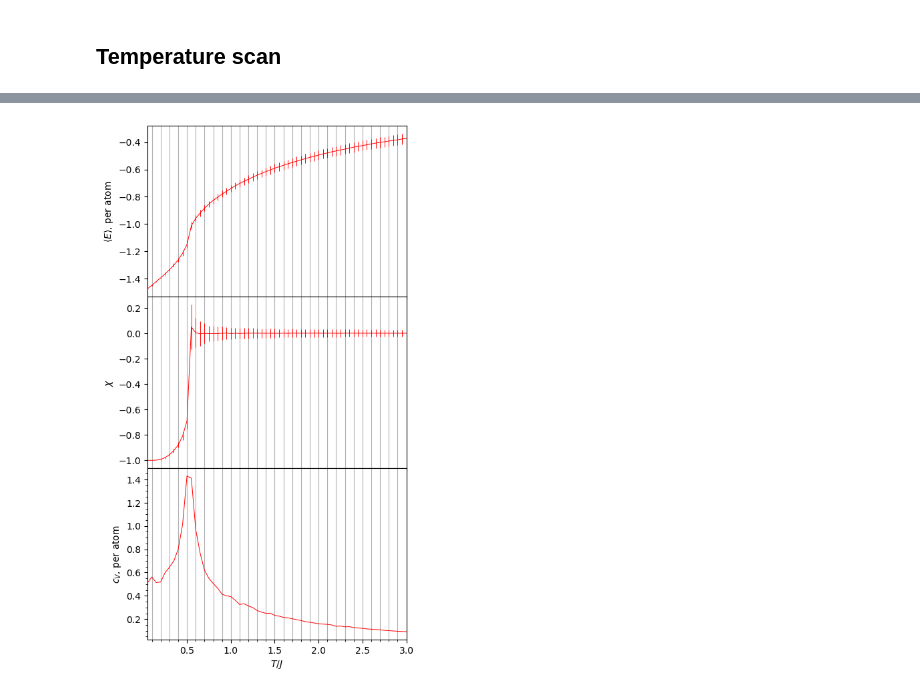
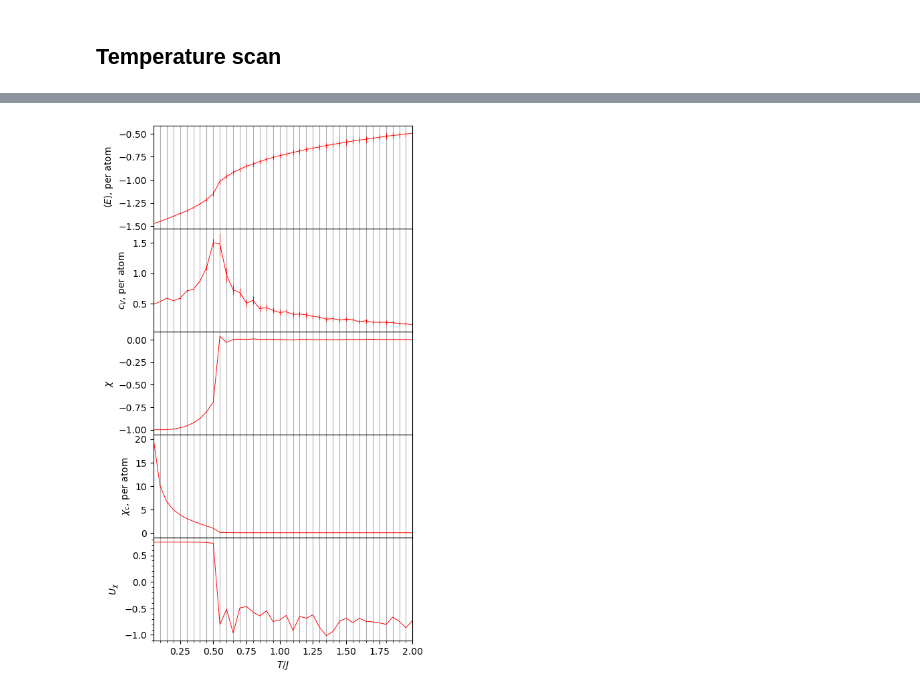
Before and after one commit to krivenko/MX2RKKY.jl, a Jupyter notebook: notebooks/Heisenberg.ipynb, the cells around one changed output, grey strips where cells are left out. Cells and saved outputs as stored; diff of their text form; code cells hidden in the pictures.

```diff
--- a/notebooks/Heisenberg.ipynb
+++ b/notebooks/Heisenberg.ipynb
@@ -242,14 +304,15 @@ Vperp = 0.0
 λ = 0.1
 
 # Temperature range
-T_range = 0.05:0.05:3.0
+T_range = 0.05:0.05:2.0
 
-n_cycles = 200000
+n_cycles = 50000 #200000
 n_warmup_cycles = 0
 cycle_length = 50
 
 E = zeros(n_cycles, length(T_range))
 χ = zeros(n_cycles, length(T_range))
+χ_at_q_min = zeros(ComplexF64, n_cycles, length(T_range))
 
 rng = MersenneTwister(123456)
 conf = Configuration(L1, L2, -1)
@@ -262,11 +325,13 @@ for (n, T) in enumerate(T_range)
 
     E[:, n] = sim.measurements.energy
     χ[:, n] = sim.measurements.chirality
+    χ_at_q_min[:, n] = sim.measurements.chirality_at_q_min
 
     conf = deepcopy(sim.conf)
 end
 
 write("heisenberg_T_scan_E.dat", E)
 write("heisenberg_T_scan_chi.dat", χ)
+write("heisenberg_T_scan_chi_at_q_min.dat", χ_at_q_min)
 # %% [output]
 T = 0.05
@@ -313,4 +378,14 @@ plt.xlabel("cycle")
 plt.ylabel(raw"$\chi$")
 plt.legend(loc="best", ncol=5)
 plt.show()
+
+plt.figure(figsize=(15, 15))
+for (n, T) in enumerate(T_range)
+    plt.plot(abs.(χ_at_q_min[:, n]), label="\$T=$(T)\$", lw=0.5)
+end
+plt.xlim((1, n_cycles))
+plt.xlabel("cycle")
+plt.ylabel(raw"$|\chi(\vec{q}_{min})|$")
+plt.legend(loc="best", ncol=5)
+plt.show()
 # %% [output]
@@ -319,39 +395,52 @@ plt.show()
 # %%
-first_cycle = 100_000
-last_cycle = 200_000
+first_cycle = 25_000 #100_000
+last_cycle = 50_000 #200_000
 
-E_avg = [mean(E[first_cycle:last_cycle, n]) for n in 1:length(T_range)]
-E_var = [std(E[first_cycle:last_cycle, n]) for n in 1:length(T_range)]
+E_avg = [avg_energy(E[:, n], first_cycle:last_cycle) for n in 1:length(T_range)]
+E_var = [var_energy(E[:, n], first_cycle:last_cycle) for n in 1:length(T_range)]
+cV = [specific_heat(E[:, n], 1.0 / T_range[n], first_cycle:last_cycle) for n in 1:length(T_range)]
 
-χ_avg = [mean(χ[first_cycle:last_cycle, n]) for n in 1:length(T_range)]
-χ_var = [std(χ[first_cycle:last_cycle, n]) for n in 1:length(T_range)]
+χ_avg = [avg_chirality(χ[:, n], first_cycle:last_cycle) for n in 1:length(T_range)]
+χ_var = [var_chirality(χ[:, n], first_cycle:last_cycle) for n in 1:length(T_range)]
+χ_susc = [susc_chirality(χ[:, n], L1 * L2, 1.0 / T_range[n], first_cycle:last_cycle) for n in 1:length(T_range)]
+χ_binder = [binder_chirality(χ[:, n], first_cycle:last_cycle) for n in 1:length(T_range)]
+χ_cl = [corr_length_chirality(χ[:, n], χ_at_q_min[:, n], L1, first_cycle:last_cycle) for n in 1:length(T_range)]
 
-E2_avg = [mean(E[first_cycle:last_cycle, n] .^ 2) for n in 1:length(T_range)]
-cV = (E2_avg - (E_avg .^ 2)) ./ (collect(T_range) .^ 2)
-
-plt.figure(figsize=(5,10))
-gs = plt.matplotlib.gridspec.GridSpec(3, 1, hspace=0)
+plt.figure(figsize=(5, 10))
+gs = plt.matplotlib.gridspec.GridSpec(5, 1, hspace=0)
 
 ax1 = plt.subplot(gs[1])
 ax1.errorbar(collect(T_range), E_avg / (L1 * L2), yerr=E_var / (L1 * L2), lw=0.7, color="red")
 ax1.set_ylabel(raw"$\langle E\rangle$, per atom")
 plt.setp(ax1.get_xticklabels(), visible=false)
 ax1.grid(axis="x", which="both")
 
 ax2 = plt.subplot(gs[2], sharex=ax1)
-ax2.errorbar(collect(T_range), χ_avg, yerr=χ_var, lw=0.7, color="red")
-ax2.set_ylabel(raw"$\chi$")
+ax2.errorbar(collect(T_range), cV / (L1 * L2), yerr=χ_var, lw=0.7, color="red")
+ax2.set_ylabel(raw"$c_V$, per atom")
 plt.setp(ax2.get_xticklabels(), visible=false)
 ax2.grid(axis="x", which="both")
 
 ax3 = plt.subplot(gs[3], sharex=ax1)
-ax3.plot(collect(T_range), cV / (L1 * L2), lw=0.7, color="red")
-ax3.set_ylabel(raw"$c_V$, per atom")
+ax3.plot(collect(T_range), χ_avg, lw=0.7, color="red")
+ax3.set_ylabel(raw"$\chi$")
+plt.setp(ax3.get_xticklabels(), visible=false)
 ax3.grid(axis="x", which="both")
 
-ax3.set_xlim((first(T_range), last(T_range)))
-ax3.set_xlabel(raw"$T/J$")
-ax3.minorticks_on()
+ax4 = plt.subplot(gs[4], sharex=ax1)
+ax4.plot(collect(T_range), χ_susc / (L1 * L2), lw=0.7, color="red")
+ax4.set_ylabel(raw"$\chi_c$, per atom")
+plt.setp(ax4.get_xticklabels(), visible=false)
+ax4.grid(axis="x", which="both")
+
+ax5 = plt.subplot(gs[5], sharex=ax1)
+ax5.plot(collect(T_range), χ_binder, lw=0.7, color="red")
+ax5.set_ylabel(raw"$U_\chi$")
+ax5.grid(axis="x", which="both")
+
+ax5.set_xlim((first(T_range), last(T_range)))
+ax5.set_xlabel(raw"$T/J$")
+ax5.minorticks_on()
 plt.show()
 # %% [output]
-[figure, old version]
+[figure, new version]
```
Also changed, not shown: parts of 9 cells of this notebook, 5 other files.
